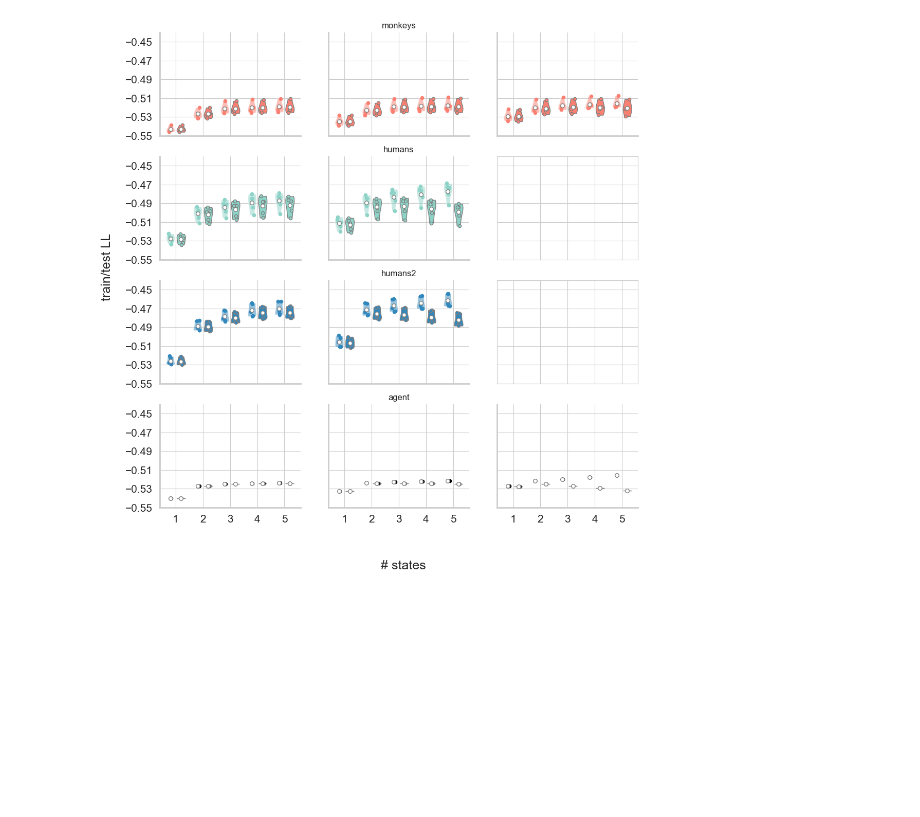
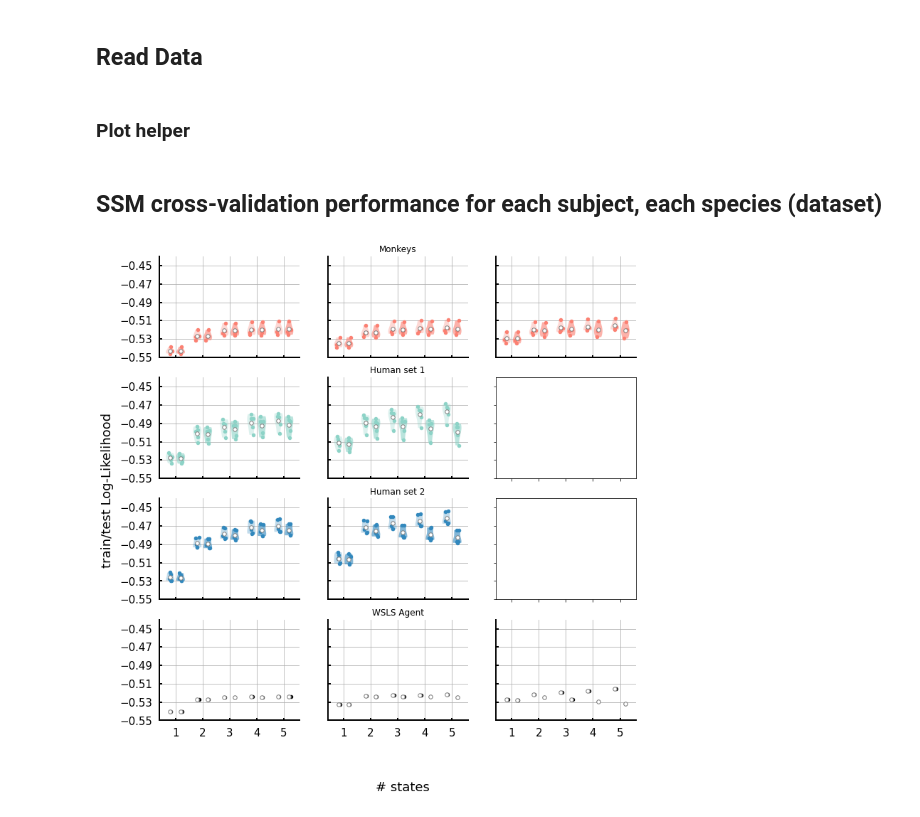
Before and after one commit to vgoudar/WCST_behavioral_model_and_analysis, a Jupyter notebook: Fig2.ipynb, the cells around one changed output. Saved outputs shown, nothing was run; the diff lists cells and outputs as text; code cells hidden in the pictures; blank space fills up the shorter version.

```diff
--- a/Fig2.ipynb
+++ b/Fig2.ipynb
@@ -20,6 +20,8 @@ import copy
 
 %load_ext autoreload
 %autoreload 2
+# %% [markdown]
+## Read Data
 # %%
 subjectNames = ['sam','tabitha','chloe','blanche','b01','b02','b03','b04','b05','b06','b07','b08','b09','b10','WSLS_1']
 
@@ -28,7 +30,10 @@ numSubjects = len(subjectNames)
 speciesList = np.array([0,0,0,0,1,1,1,1,1,2,2,2,2,2,3])
 
 species = ['monkeys','humans','humans2','agent']
+speciesName = ['Monkeys','Human set 1', 'Human set 2','WSLS Agent']
 fNameSuffix = ['Monkey','Human','Human2', 'Agent']
+
+stateNames = ['Persist','Preferred','Random','Avoid']
 
 speciesColors = ['#fb8072', '#8dd3c7','#3288bd','#000000']
 
@@ -61,7 +66,6 @@ data0 = []
 for i in range(numSubjects):
     with open('analysis/'+subjectNames[i]+'.pickle', 'rb') as f:
         [A] = pickle.load(f)
-        # print(A['transitionStats'].keys())
     analysis.append(A)
     with open('data/'+subjectNames[i]+'.pickle', 'rb') as f:
         [D] = pickle.load(f)
@@ -73,6 +77,8 @@ with open('data/WSLS_feat.pickle','rb') as f:
 
 with open('analysis/objPredSummary.pickle', 'rb') as f:
     [probabilityPredM, probabilityPredH, sigM, sigH] = pickle.load(f)
+# %% [markdown]
+### Plot helper
 # %%
 
 def getPM(N):
@@ -84,70 +90,62 @@ def getPM(N):
         for i in np.arange(1,N):
             x[i] = -1 * x[i-1]
         return x
+# %% [markdown]
+## SSM cross-validation performance for each subject, each species (dataset)
 # %%
 vpWidth = 0.35
 
 fig, ax = plt.subplots(ncols=3,nrows=4,sharex=True,sharey=True,figsize=(3*4,3*4))
 
 fig.text(0.52, 0.01, '# states', ha='center', size=18)
-fig.text(0.03, 0.5, 'train/test LL', va='center', rotation='vertical', size=18)
+fig.text(0.03, 0.5, 'train/test Log-Likelihood', va='center', rotation='vertical', size=18)
 
 for spInd in range(4): # Monkeys and 2 human datasets
-# fig.suptitle('monkey',y=0.92,fontsize=20)
 
-    for lag in range(trainDat[species[spInd]].shape[0]):
-        for k in range(5):
-            # train
-            data1 = trainDat[species[spInd]][lag,:,k]
-            x1 = k+1-vpWidth/1.8
-            vp1 = ax[spInd, lag].violinplot(data1,[x1],showextrema=False,widths=0.9*vpWidth)
-            for pc in vp1['bodies']:
-                pc.set_facecolor(speciesColors[spInd])#speciesColor[0])
-#                 pc.set_edgecolor('gray')
-                pc.set_alpha(0.5)
+    for lag in range(trainDat[species[spInd]].shape[0]): # Lag used for history
+        for k in range(5): # No. states
+            for pType in range(2): # train / test
+                if pType == 0:
+                    data1 = trainDat[species[spInd]][lag,:,k]
+                else:
+                    data1 = testDat[species[spInd]][lag,:,k]
+                x1 = k+1-vpWidth/1.8+(2*pType*vpWidth/1.8)
+                # Violin
+                vp1 = ax[spInd, lag].violinplot(data1,[x1],showextrema=False,widths=0.9*vpWidth)
+                for pc in vp1['bodies']:
+                    pc.set_facecolor(speciesColors[spInd])
+                    pc.set_alpha(0.3+0.3*pType)
 
-            x = npr.rand(trainDat[species[spInd]].shape[1]) * (vpWidth) * (0.2)
-            pm = getPM(x.shape[0])
-            x = np.multiply(x,pm) + x1
-            ax[spInd, lag].scatter(x,data1,s=20,color=speciesColors[spInd])#speciesColor[0])
+                # Points
+                x = npr.rand(trainDat[species[spInd]].shape[1]) * (vpWidth) * (0.2)
+                pm = getPM(x.shape[0])
+                x = np.multiply(x,pm) + x1
+                ax[spInd, lag].scatter(x,data1,s=20,color=speciesColors[spInd])
 
-            ax[spInd, lag].scatter(x1,np.mean(data1),color='white',s=30,edgecolors='gray')
+                ax[spInd, lag].scatter(x1,np.mean(data1),color='white',s=30,edgecolors='gray')
 
-            # test
-            data2 = testDat[species[spInd]][lag,:,k]
-            x2 = k+1+vpWidth/1.8
-            vp2 = ax[spInd, lag].violinplot(data2,[x2],showextrema=False,widths=0.9*vpWidth)
-            for pc in vp2['bodies']:
-                pc.set_facecolor(speciesColors[spInd])
-                pc.set_edgecolor('gray')
-                pc.set_alpha(1)
-
-            x = npr.rand(trainDat[species[spInd]].shape[1]) * (vpWidth) * (0.2)
-            pm = getPM(x.shape[0])
-            x = np.multiply(x,pm) + x2
-            ax[spInd, lag].scatter(x,data2,s=20,color=speciesColors[spInd],edgecolors='gray')
-
-            ax[spInd, lag].scatter(x2,np.mean(data2),color='white',s=30,edgecolors='gray')
-
+        # Prettify
         ax[spInd, lag].set_ylim([-0.55,-0.44])
 
         ax[spInd, lag].set_axisbelow(True)
-        # ax[spInd, lag].grid(which='major', axis='both')
         ax[spInd, lag].tick_params(axis='both',labelsize= 15,direction='in',pad=10)
 
         ax[spInd, lag].set_xticks(np.arange(5)+1)
         ax[spInd, lag].set_yticks(np.arange(-0.55,-0.44, 0.02))
         # change all spines
         for axis in ['top','bottom','left','right']:
             ax[spInd, lag].spines[axis].set_linewidth(2)
 
         ax[spInd, lag].spines['right'].set_visible(False)
         ax[spInd, lag].spines['top'].set_visible(False)
 
         # increase tick width
         ax[spInd, lag].tick_params(width=2)
+        ax[spInd, lag].grid(which='major', axis='both')
 
-    ax[spInd, 1].set_title(species[spInd])
-# plt.savefig('monkeyFitStats.eps', format='eps')
+
+    ax[spInd, 1].set_title(speciesName[spInd])
+
+# plt.savefig('figures/fig2/fitStats.eps', format='eps')
 # %% [output]
-[figure, old version]
+[figure, new version]
```
Also changed, not shown: parts of 10 cells of this notebook, 6 other files.
